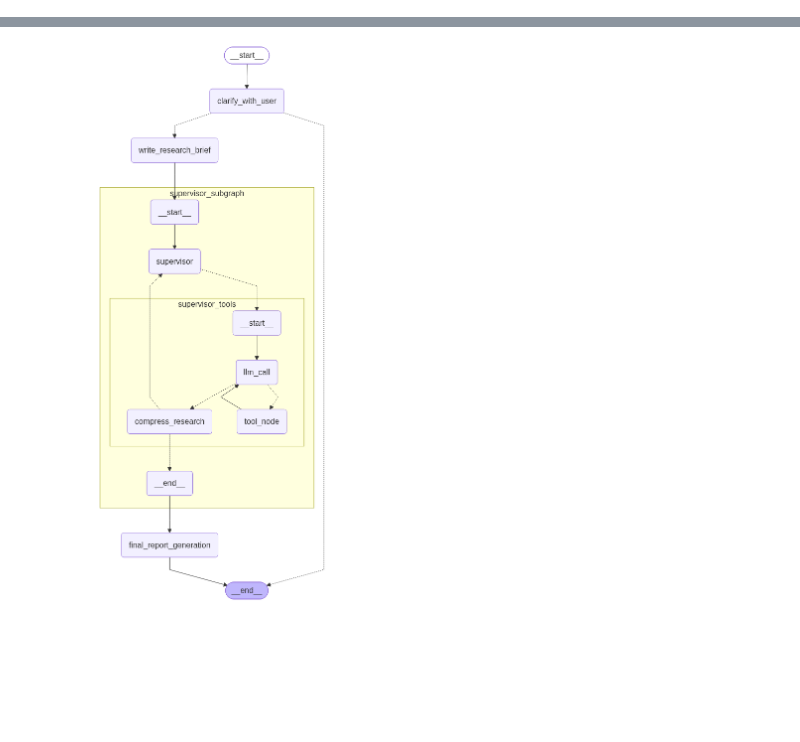
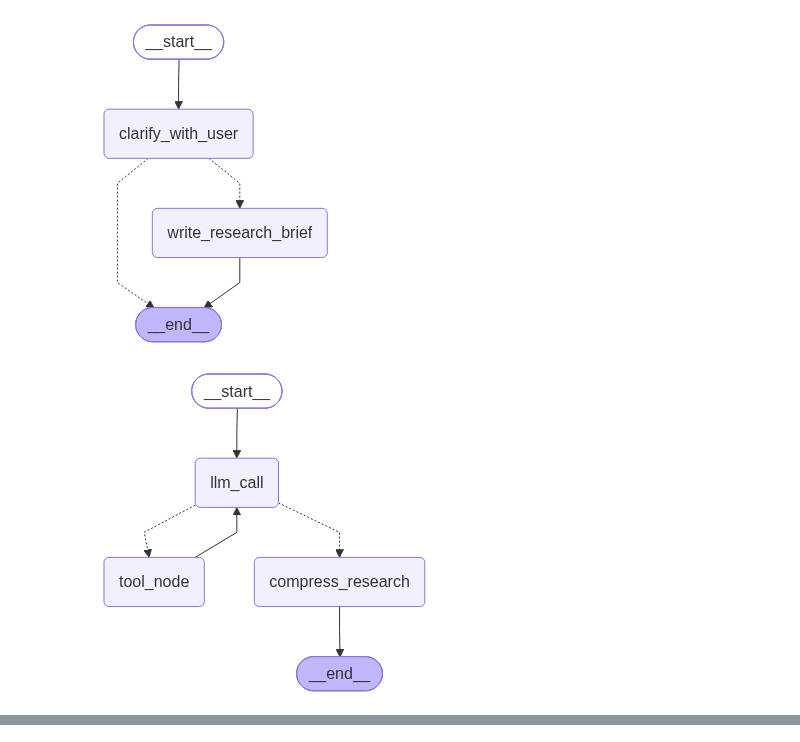
Before and after one commit to NandaGopal56/deep-research-agent, a Jupyter notebook: main.ipynb, the cells around one changed output, grey strips where cells are left out. Drawn from its saved outputs; the diff is of its cells as text; code cells hidden in the pictures; blank space fills up the shorter version.

Commit message:
agent streamlined

```diff
--- a/main.ipynb
+++ b/main.ipynb
@@ -5 +10,11 @@ import os
 from src.full_agent.research_agent_full import agent
+# %%
+from IPython.display import Image, display
+
+display(Image(scope_research.get_graph(xray=True).draw_mermaid_png()))
+display(Image(researcher_agent.get_graph(xray=True).draw_mermaid_png()))
+display(Image(supervisor_agent.get_graph(xray=True).draw_mermaid_png()))
+display(Image(agent.get_graph(xray=True).draw_mermaid_png()))
+# %% [output]
+[figure, added]
+[figure, added]
@@ -6,11 +23,5 @@ from src.full_agent.research_agent_full import agent
 # %%
 from src.utils import format_messages
-from IPython.display import Image, display
 from langgraph.checkpoint.memory import InMemorySaver
-from src.full_agent.research_agent_full import deep_researcher_builder
 
 checkpointer = InMemorySaver()
-# full_agent = deep_researcher_builder.compile(checkpointer=checkpointer)
-display(Image(agent.get_graph(xray=True).draw_mermaid_png()))
-# %% [output]
-[figure, removed]
```
Also changed, not shown: parts of 4 cells of this notebook, 3 other files.
